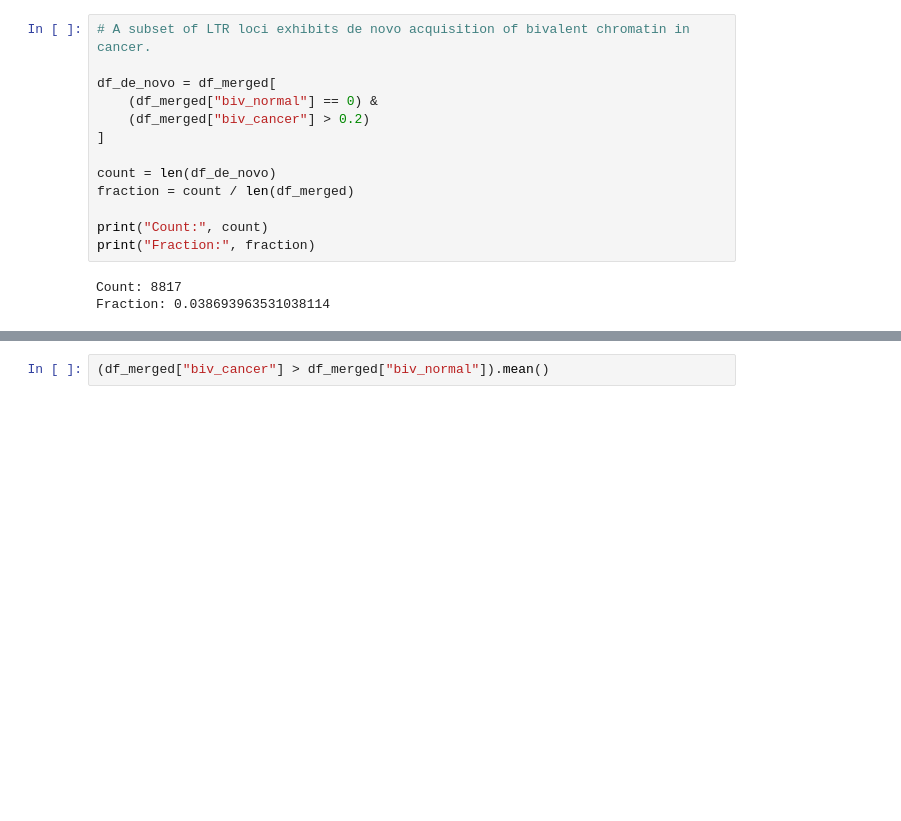
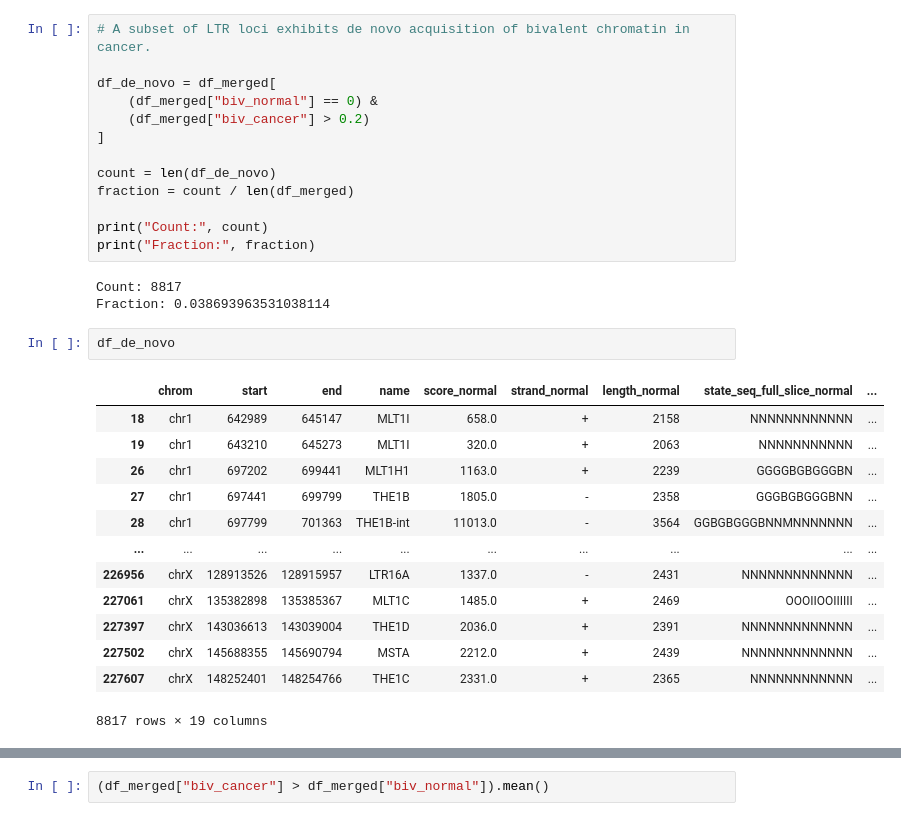
Before and after one commit to caocao0525/HERV, a Jupyter notebook: herv_util_test.ipynb, the cells around one changed output, grey strips where cells are left out. Drawn from its saved outputs; the diff is of its cells as text; blank space fills up the shorter version.

```diff
--- a/herv_util_test.ipynb
+++ b/herv_util_test.ipynb
@@ -347,3 +592,19 @@ print("Fraction:", fraction)
 # %% [output]
 Count: 8817
 Fraction: 0.038693963531038114
+# %%
+df_de_novo
+# %% [output]
+|  | chrom | start | end | name | score_normal | strand_normal | length_normal | state_seq_full_slice_normal | ... |
+| 18 | chr1 | 642989 | 645147 | MLT1I | 658.0 | + | 2158 | NNNNNNNNNNNN | ... |
+| 19 | chr1 | 643210 | 645273 | MLT1I | 320.0 | + | 2063 | NNNNNNNNNNN | ... |
+| 26 | chr1 | 697202 | 699441 | MLT1H1 | 1163.0 | + | 2239 | GGGGBGBGGGBN | ... |
+| 27 | chr1 | 697441 | 699799 | THE1B | 1805.0 | - | 2358 | GGGBGBGGGBNN | ... |
+| 28 | chr1 | 697799 | 701363 | THE1B-int | 11013.0 | - | 3564 | GGBGBGGGBNNMNNNNNNN | ... |
+| ... | ... | ... | ... | ... | ... | ... | ... | ... | ... |
+| 226956 | chrX | 128913526 | 128915957 | LTR16A | 1337.0 | - | 2431 | NNNNNNNNNNNNN | ... |
+| 227061 | chrX | 135382898 | 135385367 | MLT1C | 1485.0 | + | 2469 | OOOIIOOIIIIII | ... |
+| 227397 | chrX | 143036613 | 143039004 | THE1D | 2036.0 | + | 2391 | NNNNNNNNNNNNN | ... |
+| 227502 | chrX | 145688355 | 145690794 | MSTA | 2212.0 | + | 2439 | NNNNNNNNNNNNN | ... |
+| 227607 | chrX | 148252401 | 148254766 | THE1C | 2331.0 | + | 2365 | NNNNNNNNNNNN | ... |
+8817 rows × 19 columns
```
Also changed, not shown: parts of 39 cells of this notebook.
